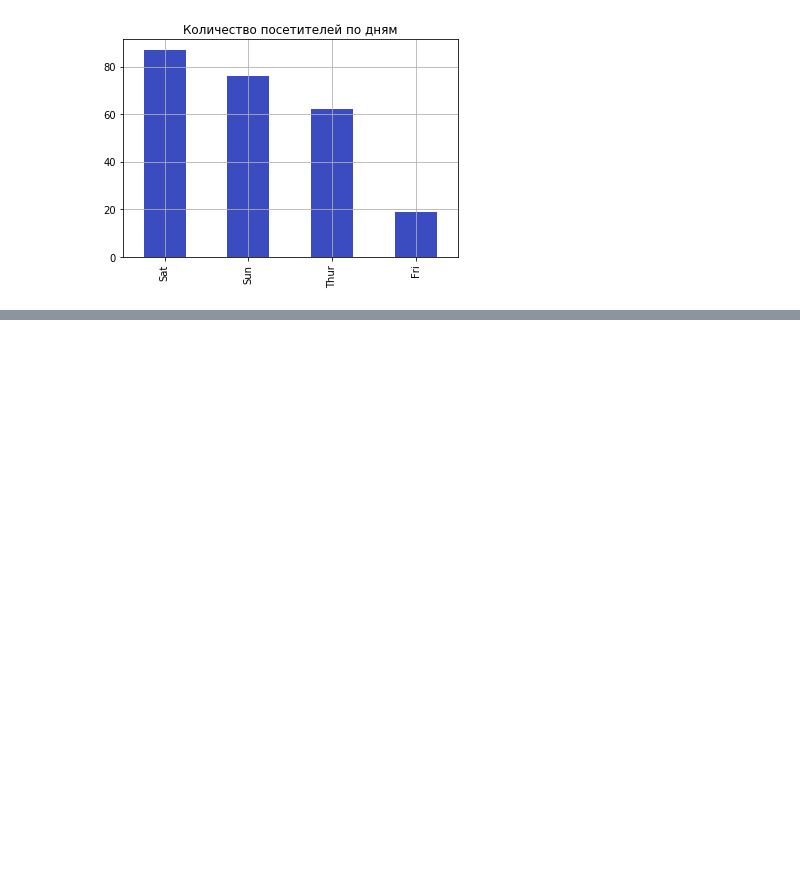
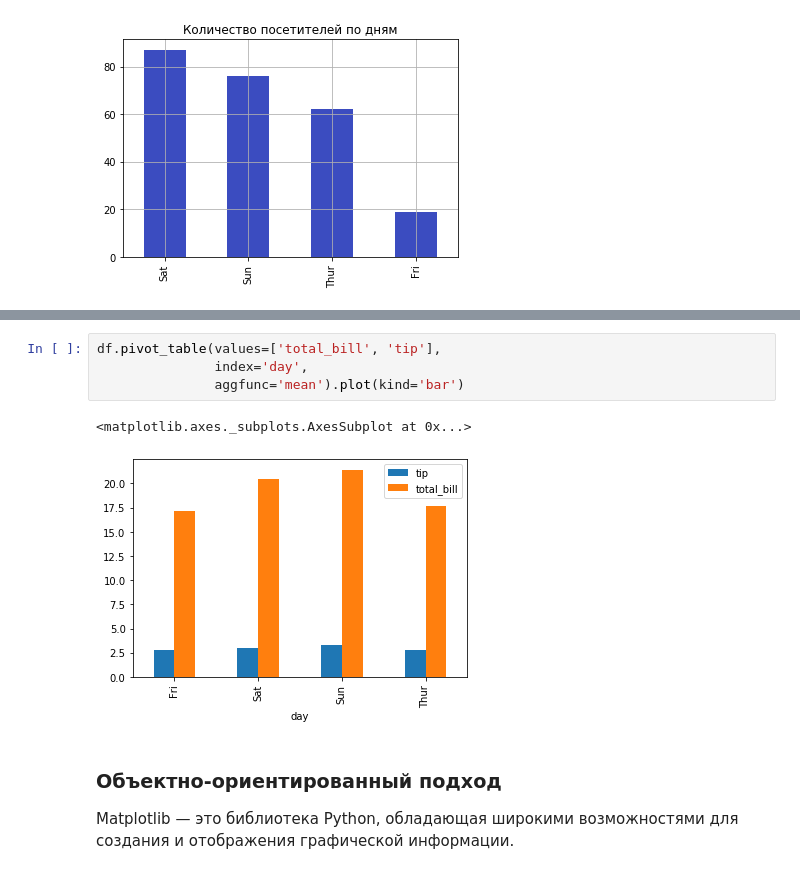
Before and after one commit to dm-fedorov/pandas_basic, a Jupyter notebook: кейсы по анализу данных/Визуализация.ipynb, the cells around one changed output, grey strips where cells are left out. Saved outputs shown, nothing was run; the diff lists cells and outputs as text; blank space fills up the shorter version.

```diff
--- a/кейсы по анализу данных/Визуализация.ipynb
+++ b/кейсы по анализу данных/Визуализация.ipynb
@@ -65,0 +99,11 @@ df['day'].value_counts().plot(kind='bar',
+# %%
+df.pivot_table(values=['total_bill', 'tip'],
+               index='day',
+               aggfunc='mean').plot(kind='bar')
+# %% [output]
+<matplotlib.axes._subplots.AxesSubplot at 0x...>
+[figure, added]
+# %% [markdown]
+### Объектно-ориентированный подход
+
+Matplotlib — это библиотека Python, обладающая широкими возможностями для создания и отображения графической информации.
```
Also changed, not shown: parts of 65 cells of this notebook, 1 other file.
